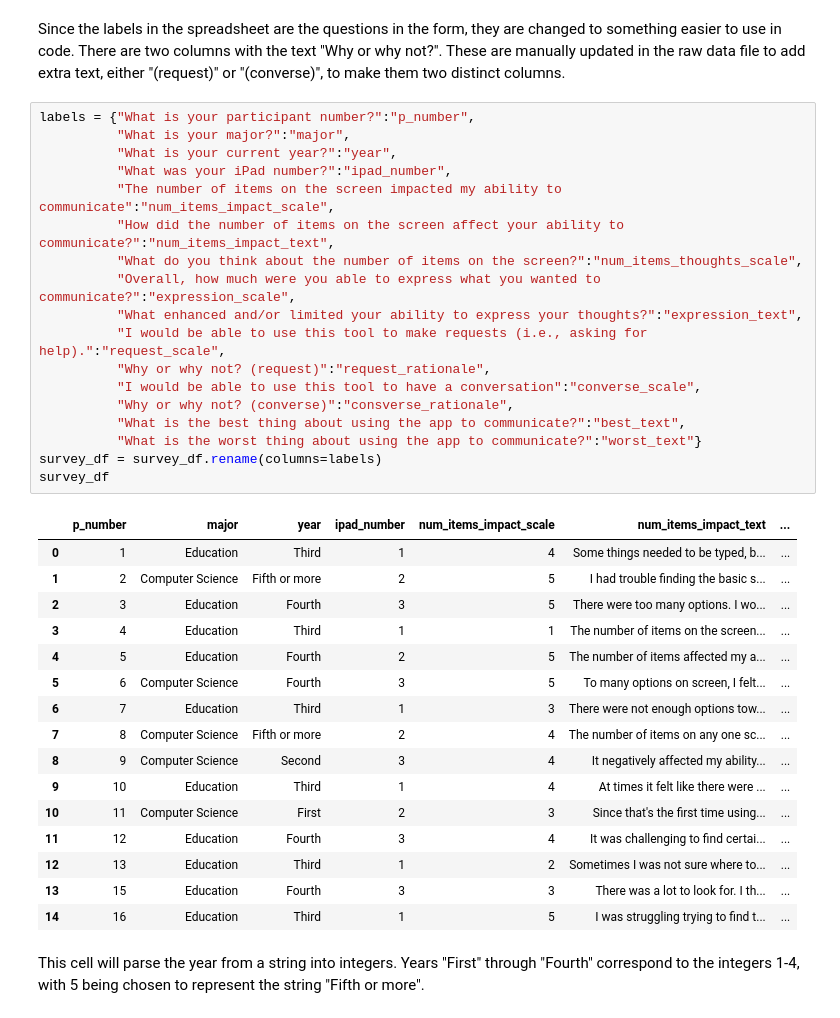
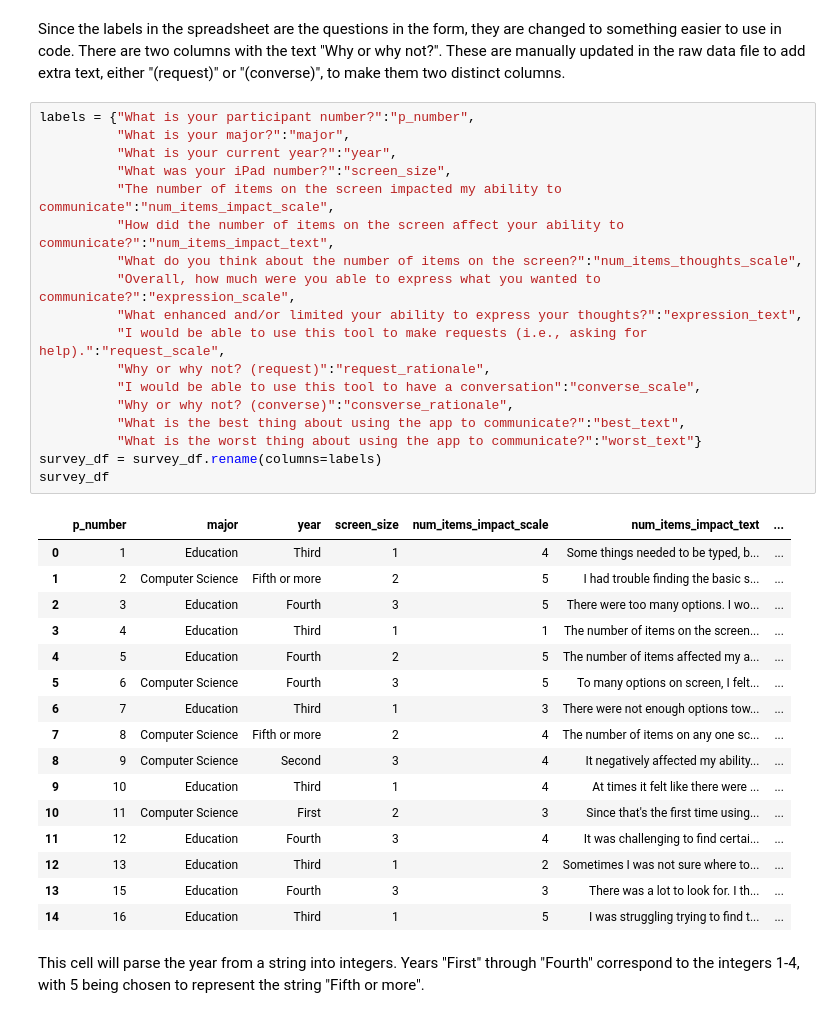
Before and after one commit to BladeF/Thesis-Data-Analysis, a Jupyter notebook: notebooks/data_cleaning.ipynb, the cells around one changed output. Cells and saved outputs as stored; diff of their text form.

```diff
--- a/notebooks/data_cleaning.ipynb
+++ b/notebooks/data_cleaning.ipynb
@@ -34,23 +34,23 @@ Since the labels in the spreadsheet are the questions in the form, they are chan
 # %%
 labels = {"What is your participant number?":"p_number",
           "What is your major?":"major",
           "What is your current year?":"year",
-          "What was your iPad number?":"ipad_number",
+          "What was your iPad number?":"screen_size",
           "The number of items on the screen impacted my ability to communicate":"num_items_impact_scale",
           "How did the number of items on the screen affect your ability to communicate?":"num_items_impact_text",
           "What do you think about the number of items on the screen?":"num_items_thoughts_scale",
           "Overall, how much were you able to express what you wanted to communicate?":"expression_scale",
           "What enhanced and/or limited your ability to express your thoughts?":"expression_text",
           "I would be able to use this tool to make requests (i.e., asking for help).":"request_scale",
           "Why or why not? (request)":"request_rationale",
           "I would be able to use this tool to have a conversation":"converse_scale",
           "Why or why not? (converse)":"consverse_rationale",
           "What is the best thing about using the app to communicate?":"best_text",
           "What is the worst thing about using the app to communicate?":"worst_text"}
 survey_df = survey_df.rename(columns=labels)
 survey_df
 # %% [output]
-|  | p_number | major | year | ipad_number | num_items_impact_scale | num_items_impact_text | ... |
+|  | p_number | major | year | screen_size | num_items_impact_scale | num_items_impact_text | ... |
 | 0 | 1 | Education | Third | 1 | 4 | Some things needed to be typed, b... | ... |
 | 1 | 2 | Computer Science | Fifth or more | 2 | 5 | I had trouble finding the basic s... | ... |
 | 2 | 3 | Education | Fourth | 3 | 5 | There were too many options. I wo... | ... |
```
Also changed, not shown: parts of 13 cells of this notebook, 3 other files.
